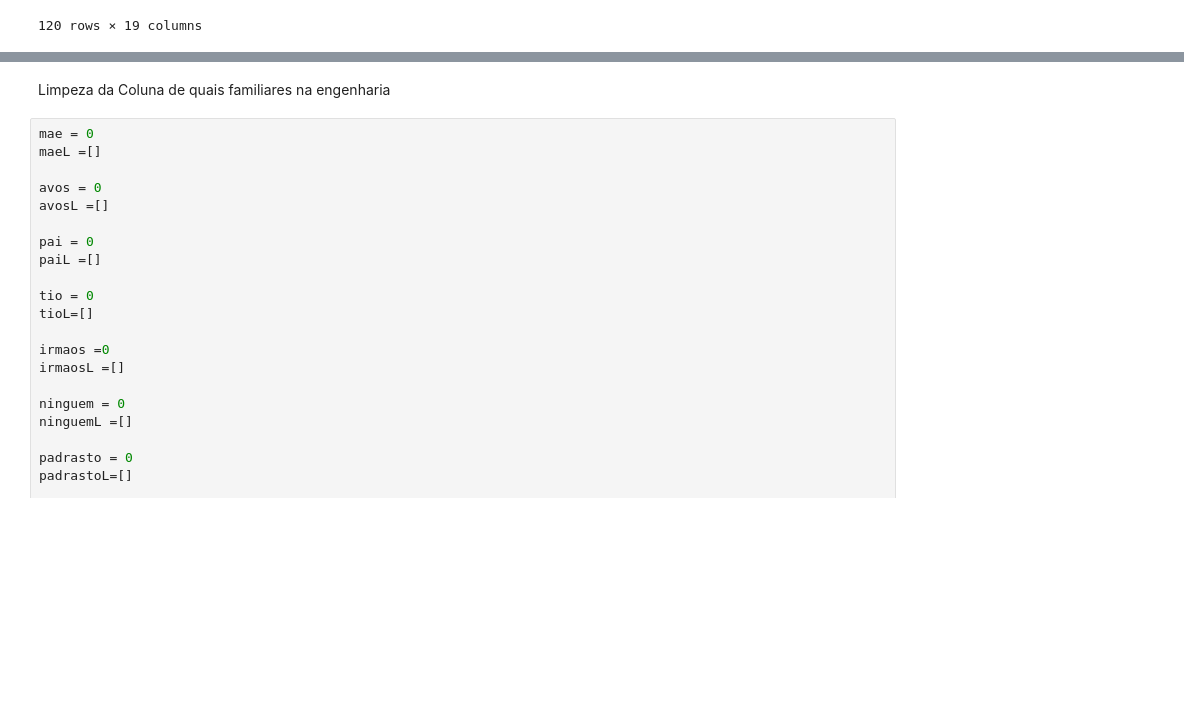
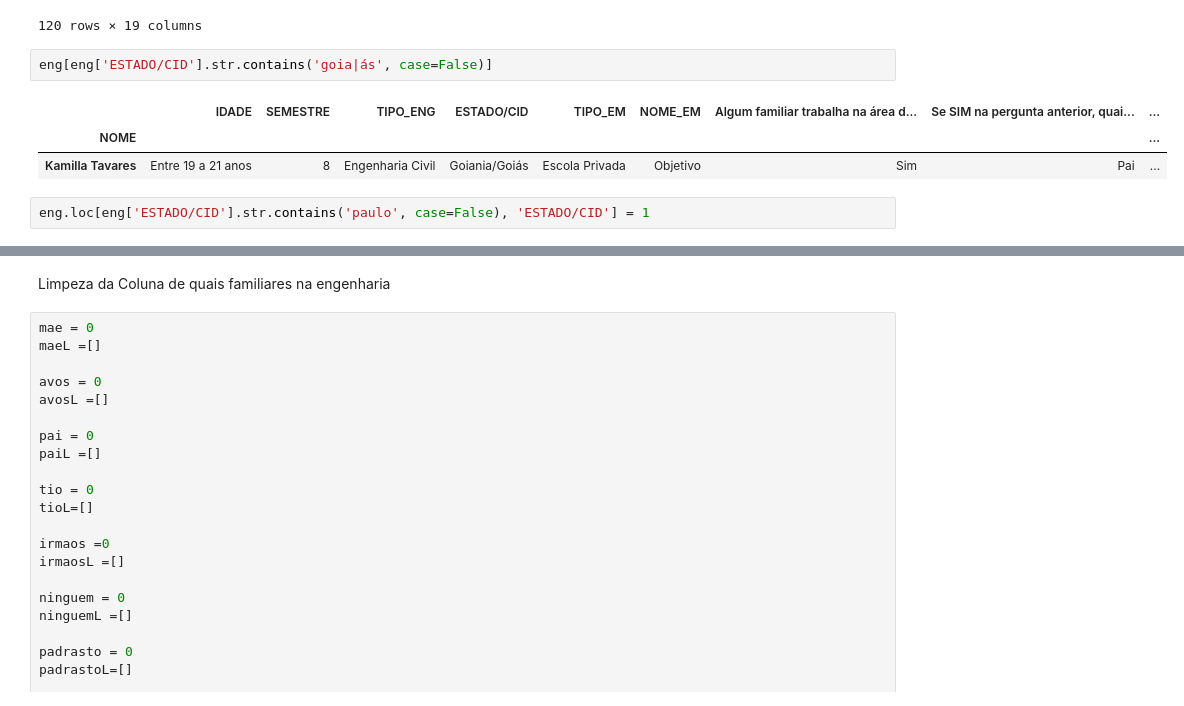
Before and after one commit to BeatrizAlexandre/Projeto_3_CD, a Jupyter notebook: Projeto_3_Beatriz_Alexandre_e_Manuela_Castilla-Copy1.ipynb, the cells around one changed output, grey strips where cells are left out. Saved outputs shown, nothing was run; the diff lists cells and outputs as text; blank space fills up the shorter version.

```diff
--- a/Projeto_3_Beatriz_Alexandre_e_Manuela_Castilla-Copy1.ipynb
+++ b/Projeto_3_Beatriz_Alexandre_e_Manuela_Castilla-Copy1.ipynb
@@ -149,3 +149,11 @@ eng
 | Mickaela Ester Barros Barrero | Entre 19 a 21 anos | 2 | Engenharia Ambiental | São Paulo | Escola Privada | Sidarta | Não | Ninguém | ... |
 | Barbara Alves De Melo | Entre 19 a 21 anos | 3 | Engenharia de Gestão | São Paulo capital | Escola Técnica | ETEC São Mateus | Não | Ninguém | ... |
 120 rows × 19 columns
+# %%
+eng[eng['ESTADO/CID'].str.contains('goia|ás', case=False)]
+# %% [output]
+|  | IDADE | SEMESTRE | TIPO_ENG | ESTADO/CID | TIPO_EM | NOME_EM | Algum familiar trabalha na área d... | Se SIM na pergunta anterior, quai... | ... |
+| NOME |  |  |  |  |  |  |  |  | ... |
+| Kamilla Tavares | Entre 19 a 21 anos | 8 | Engenharia Civil | Goiania/Goiás | Escola Privada | Objetivo | Sim | Pai | ... |
+# %%
+eng.loc[eng['ESTADO/CID'].str.contains('paulo', case=False), 'ESTADO/CID'] = 1
```
Also changed, not shown: parts of 16 cells of this notebook.
